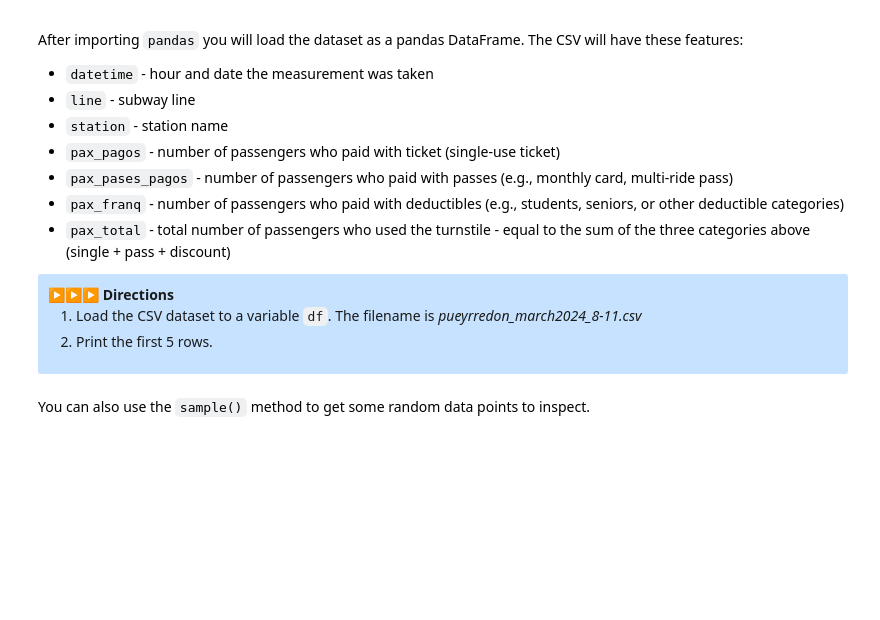
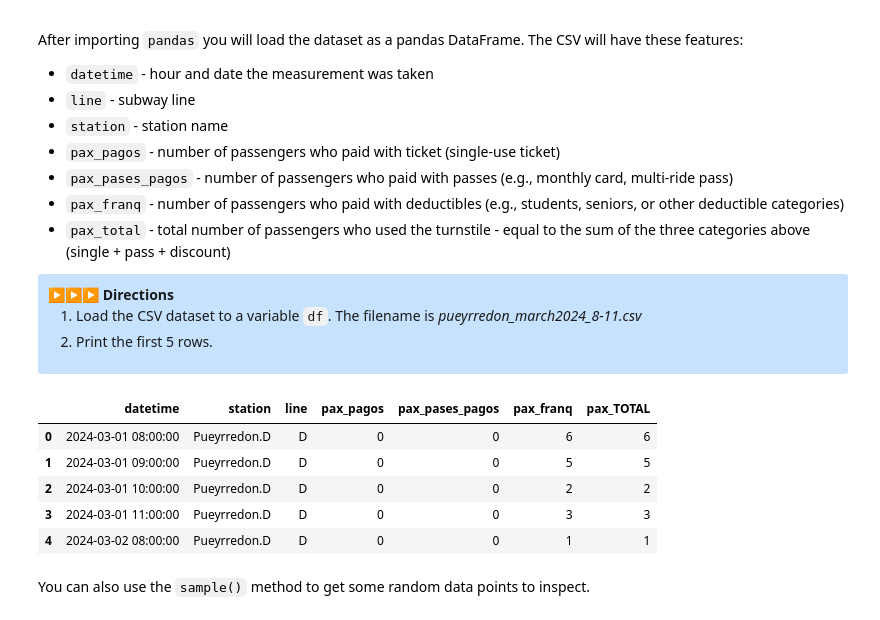
Before and after one commit to whatnirja/PyData2025, a Jupyter notebook: Lab_Week4_Pandas/Lab4_Exercise.ipynb, the cells around one changed output. Saved outputs shown, nothing was run; the diff lists cells and outputs as text; code cells hidden in the pictures; blank space fills up the shorter version.

```diff
--- a/Lab_Week4_Pandas/Lab4_Exercise.ipynb
+++ b/Lab_Week4_Pandas/Lab4_Exercise.ipynb
@@ -54,12 +54,19 @@ After importing `pandas` you will load the dataset as a pandas DataFrame. The CS
 # %%
 ### START CODE HERE ###
 #Load the CSV to a DataFrame and save it in a variable called df.
-df = None
+df = pd.read_csv("pueyrredon_march2024_8-11.csv")
 
 # Preview the first 5 rows.
-None
+df.head()
 
 ### END CODE HERE ###
+# %% [output]
+|  | datetime | station | line | pax_pagos | pax_pases_pagos | pax_franq | pax_TOTAL |
+| 0 | 2024-03-01 08:00:00 | Pueyrredon.D | D | 0 | 0 | 6 | 6 |
+| 1 | 2024-03-01 09:00:00 | Pueyrredon.D | D | 0 | 0 | 5 | 5 |
+| 2 | 2024-03-01 10:00:00 | Pueyrredon.D | D | 0 | 0 | 2 | 2 |
+| 3 | 2024-03-01 11:00:00 | Pueyrredon.D | D | 0 | 0 | 3 | 3 |
+| 4 | 2024-03-02 08:00:00 | Pueyrredon.D | D | 0 | 0 | 1 | 1 |
 # %% [markdown]
 You can also use the `sample()` method to get some random data points to inspect.
 # %%
```
Also changed, not shown: parts of 3 cells of this notebook.
